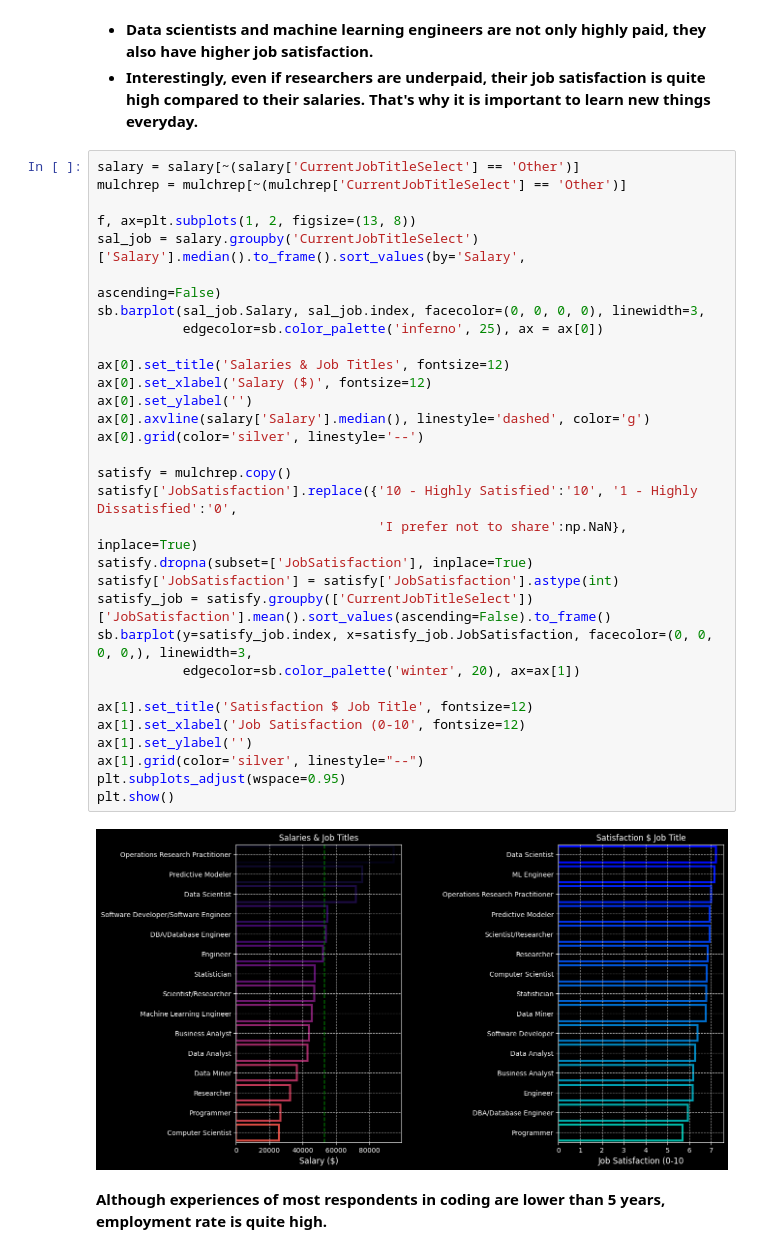
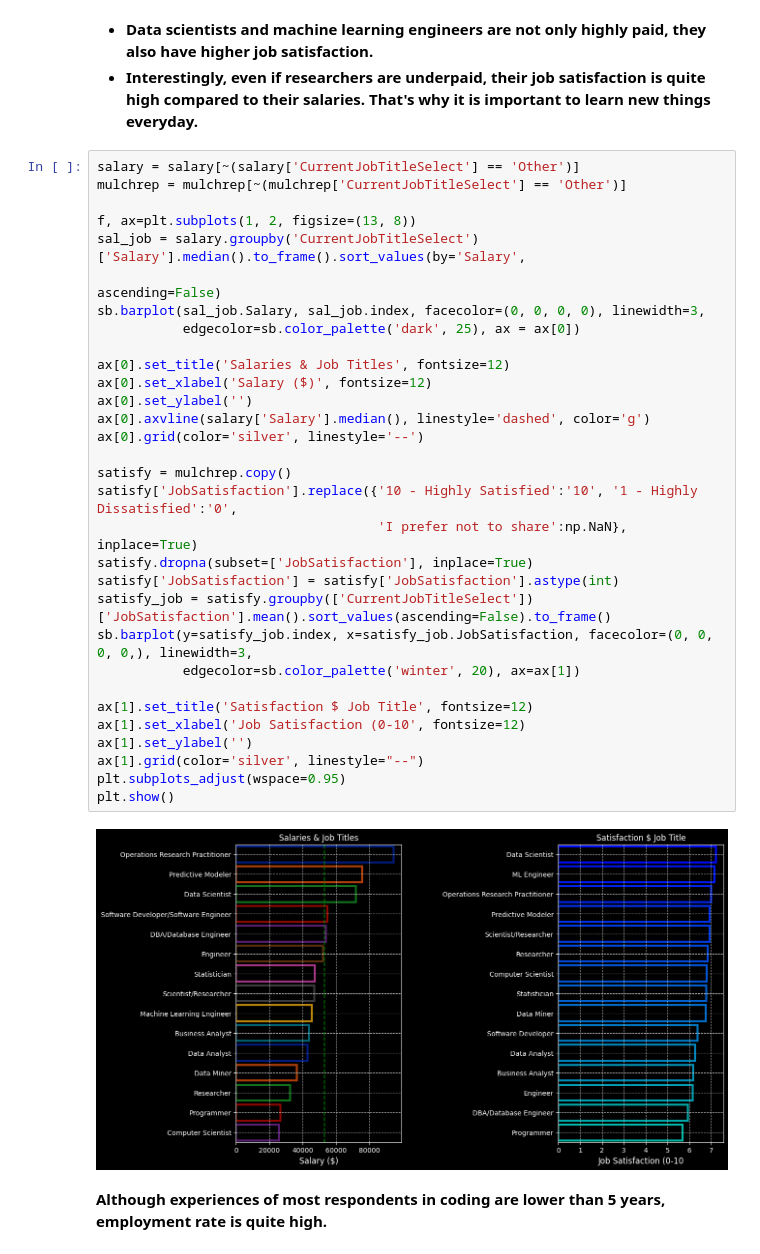
Before and after one commit to TelRich/Multiple_Choice_Response_Analysis, a Jupyter notebook: plotly_a.ipynb, the cells around one changed output. Cells and saved outputs as stored; diff of their text form.

```diff
--- a/plotly_a.ipynb
+++ b/plotly_a.ipynb
@@ -634,35 +652,35 @@ PieChart('CurrentJobTitleSelect', "Job Title", 6)
 salary = salary[~(salary['CurrentJobTitleSelect'] == 'Other')]
 mulchrep = mulchrep[~(mulchrep['CurrentJobTitleSelect'] == 'Other')]
 
 f, ax=plt.subplots(1, 2, figsize=(13, 8))
 sal_job = salary.groupby('CurrentJobTitleSelect')['Salary'].median().to_frame().sort_values(by='Salary',
                                                                                             ascending=False)
 sb.barplot(sal_job.Salary, sal_job.index, facecolor=(0, 0, 0, 0), linewidth=3,
-           edgecolor=sb.color_palette('inferno', 25), ax = ax[0])
+           edgecolor=sb.color_palette('dark', 25), ax = ax[0])
 
 ax[0].set_title('Salaries & Job Titles', fontsize=12)
 ax[0].set_xlabel('Salary ($)', fontsize=12)
 ax[0].set_ylabel('')
 ax[0].axvline(salary['Salary'].median(), linestyle='dashed', color='g')
 ax[0].grid(color='silver', linestyle='--')
 
 satisfy = mulchrep.copy()
 satisfy['JobSatisfaction'].replace({'10 - Highly Satisfied':'10', '1 - Highly Dissatisfied':'0',
                                     'I prefer not to share':np.NaN}, inplace=True)
 satisfy.dropna(subset=['JobSatisfaction'], inplace=True)
 satisfy['JobSatisfaction'] = satisfy['JobSatisfaction'].astype(int)
 satisfy_job = satisfy.groupby(['CurrentJobTitleSelect'])['JobSatisfaction'].mean().sort_values(ascending=False).to_frame()
 sb.barplot(y=satisfy_job.index, x=satisfy_job.JobSatisfaction, facecolor=(0, 0, 0, 0,), linewidth=3,
            edgecolor=sb.color_palette('winter', 20), ax=ax[1])
 
 ax[1].set_title('Satisfaction $ Job Title', fontsize=12)
 ax[1].set_xlabel('Job Satisfaction (0-10', fontsize=12)
 ax[1].set_ylabel('')
 ax[1].grid(color='silver', linestyle="--")
 plt.subplots_adjust(wspace=0.95)
 plt.show()
 # %% [output]
-[figure, old version]
+[figure, new version]
 # %% [markdown]
 **Although experiences of most respondents in coding are lower than 5 years, employment rate is quite high.**
 # %%
```
Also changed, not shown: parts of 8 cells of this notebook, 1 other file.
